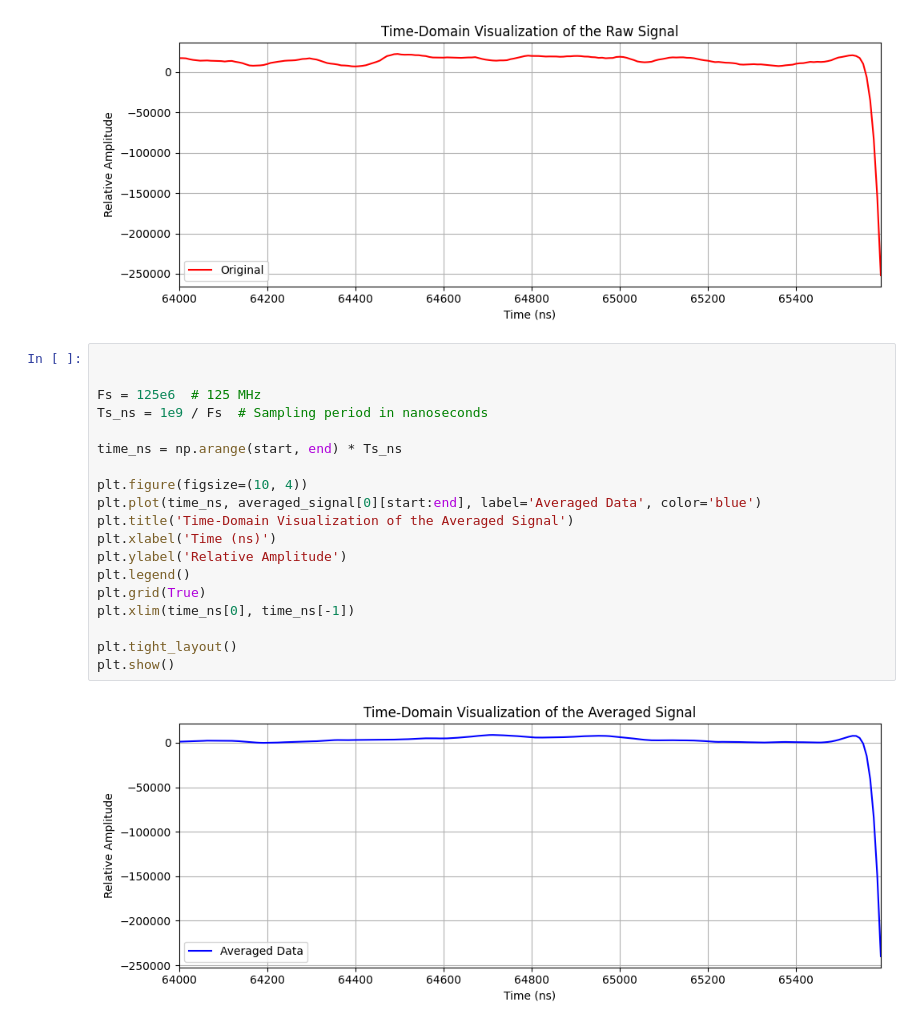
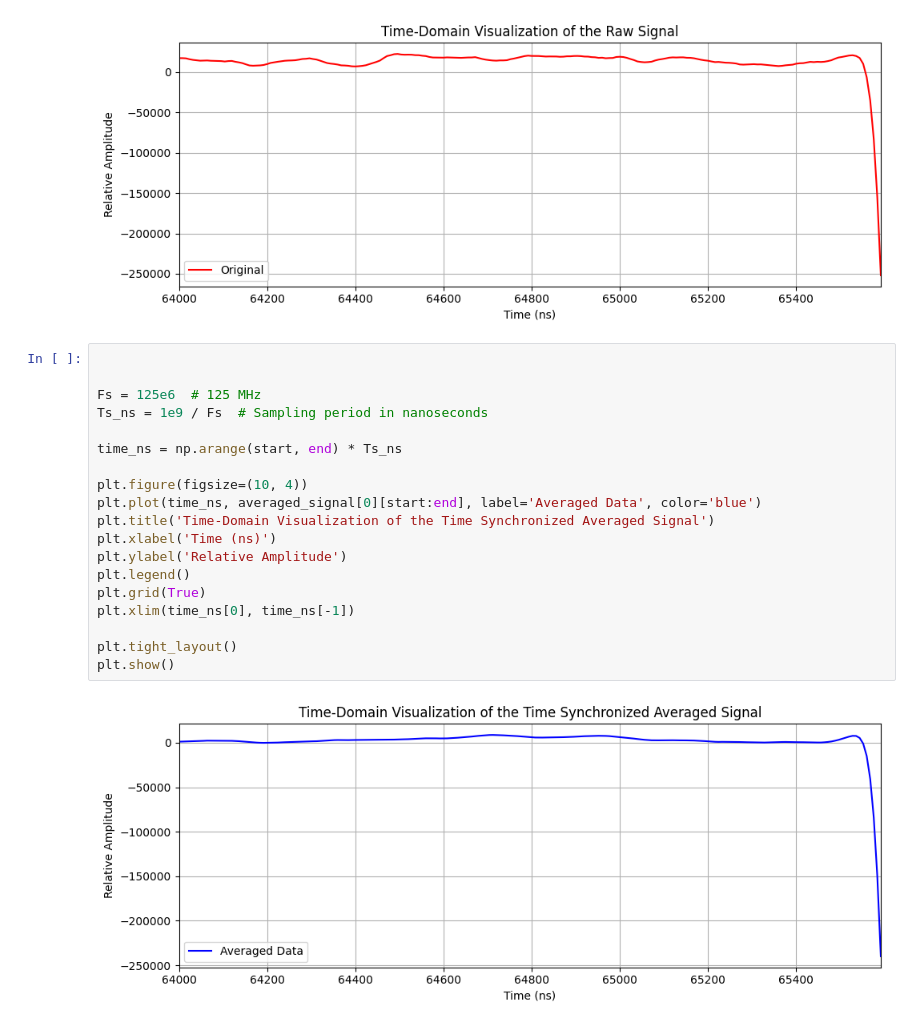
Before and after one commit to madhviasthana/Bio-Medical-Signal-Processing, a Jupyter notebook: codebase/main.ipynb, the cells around one changed output. Saved outputs shown, nothing was run; the diff lists cells and outputs as text.

```diff
--- a/codebase/main.ipynb
+++ b/codebase/main.ipynb
@@ -64,21 +85,21 @@ plt.show()
 # %%
 
 
 Fs = 125e6  # 125 MHz
 Ts_ns = 1e9 / Fs  # Sampling period in nanoseconds
 
 time_ns = np.arange(start, end) * Ts_ns
 
 plt.figure(figsize=(10, 4))
 plt.plot(time_ns, averaged_signal[0][start:end], label='Averaged Data', color='blue')
-plt.title('Time-Domain Visualization of the Averaged Signal')
+plt.title('Time-Domain Visualization of the Time Synchronized Averaged Signal')
 plt.xlabel('Time (ns)')
 plt.ylabel('Relative Amplitude')
 plt.legend()
 plt.grid(True)
 plt.xlim(time_ns[0], time_ns[-1])
 
 plt.tight_layout()
 plt.show()
 # %% [output]
-[figure, old version]
+[figure, new version]
```
Also changed, not shown: parts of 9 cells of this notebook, 7 other files.
